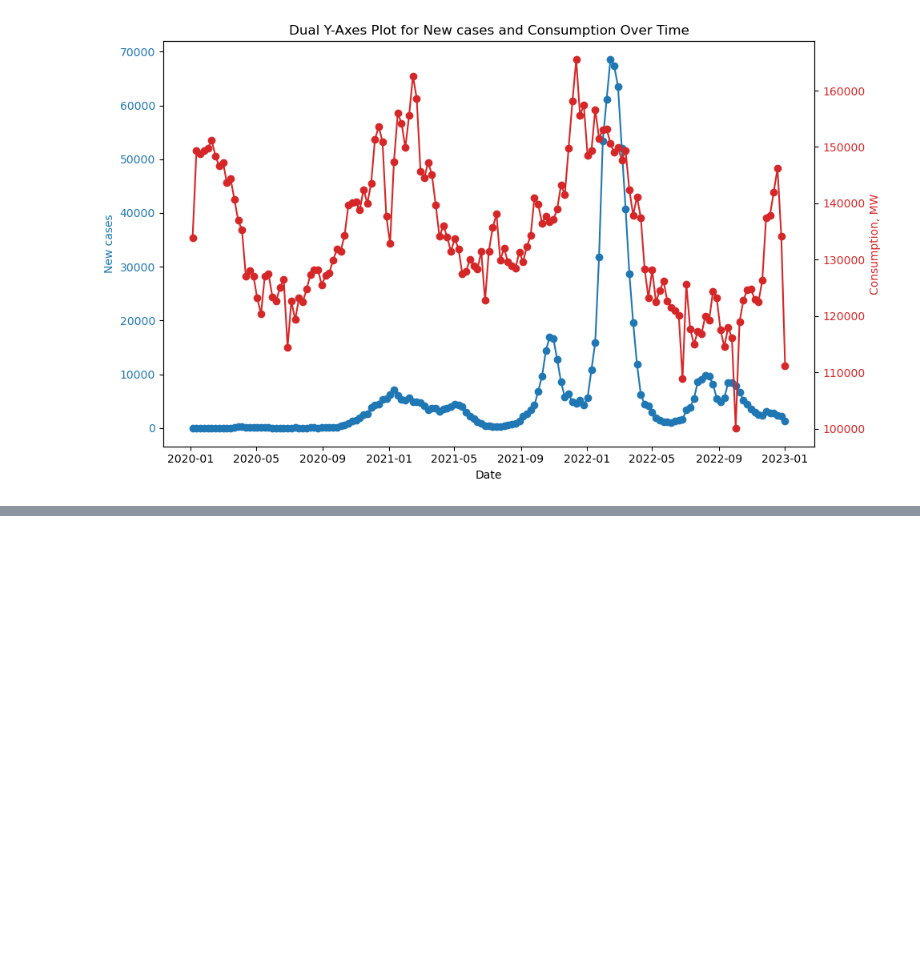
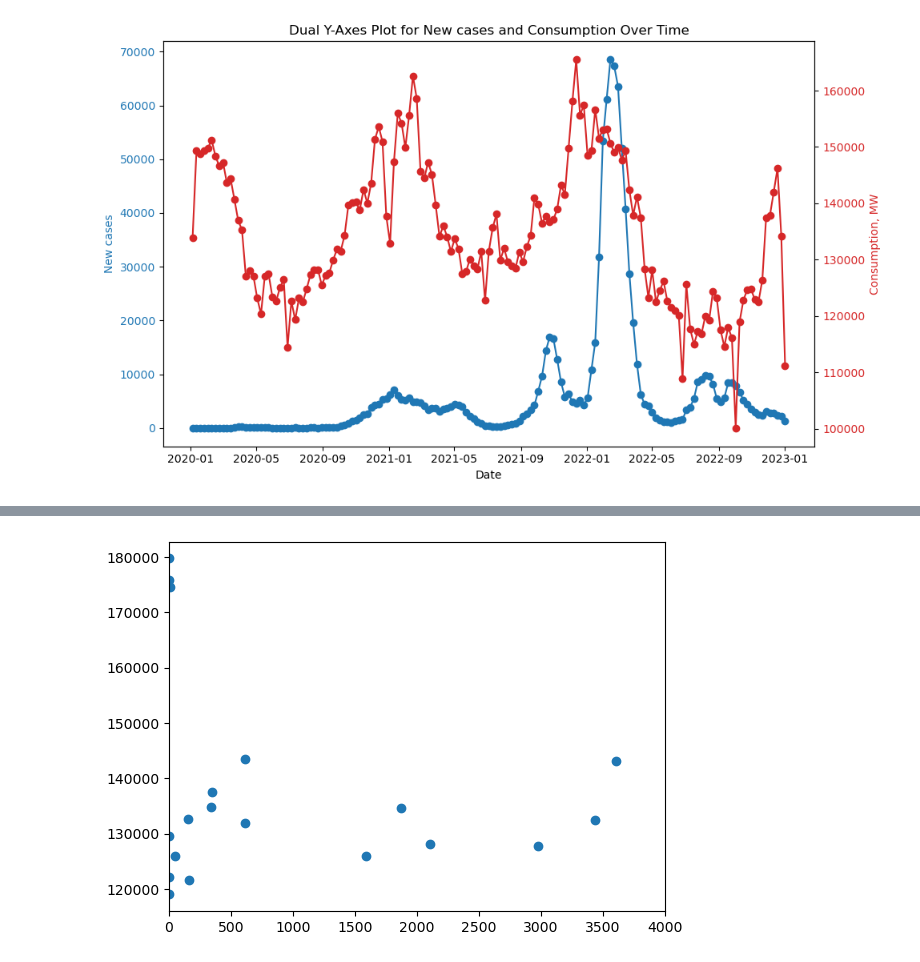
Before and after one commit to nb3rz1ns/NRG_Project, a Jupyter notebook: ProjectNotebook.ipynb, the cells around one changed output, grey strips where cells are left out. Drawn from its saved outputs; the diff is of its cells as text; code cells hidden in the pictures; blank space fills up the shorter version.

Commit message:
Updated jupyter notebook with more data cleaning and attempted graphs

```diff
--- a/ProjectNotebook.ipynb
+++ b/ProjectNotebook.ipynb
@@ -124,7 +124,7 @@ for country in unique_countries:
     country_df = ICD_dropped[ICD_dropped['Country'] == country].copy()
     country_df.reset_index(inplace=True)
     country_df.set_index('Date', inplace=True)
-    country_df_weeklysummed = country_df[["Country", "New_cases", "New_deaths"]].resample('W').sum()
+    country_df_weeklysummed = country_df[["New_cases", "New_deaths"]].resample('W').sum()
 
     Dataframe_dict[country] = country_df_weeklysummed
 #print(dfs_by_country)
@@ -192,0 +202,12 @@ SimplePlotForCasesAndConsumption(merged_data_LV)
+# %%
+merged_data_EE2 = pd.DataFrame()
+merged_data_EE2["New_cases"] = merged_data_EE["New_cases"]
+merged_data_EE2["Avg_Consumption"] = merged_data_EE.groupby("New_cases")["Consumption"].mean()
+plt.scatter(merged_data_EE2["New_cases"],merged_data_EE2["Avg_Consumption"])
+plt.xlim(0,4000)
+
+
+# Show the plot
+plt.show()
+# %% [output]
+[figure, added]
```
Also changed, not shown: parts of 3 cells of this notebook.
